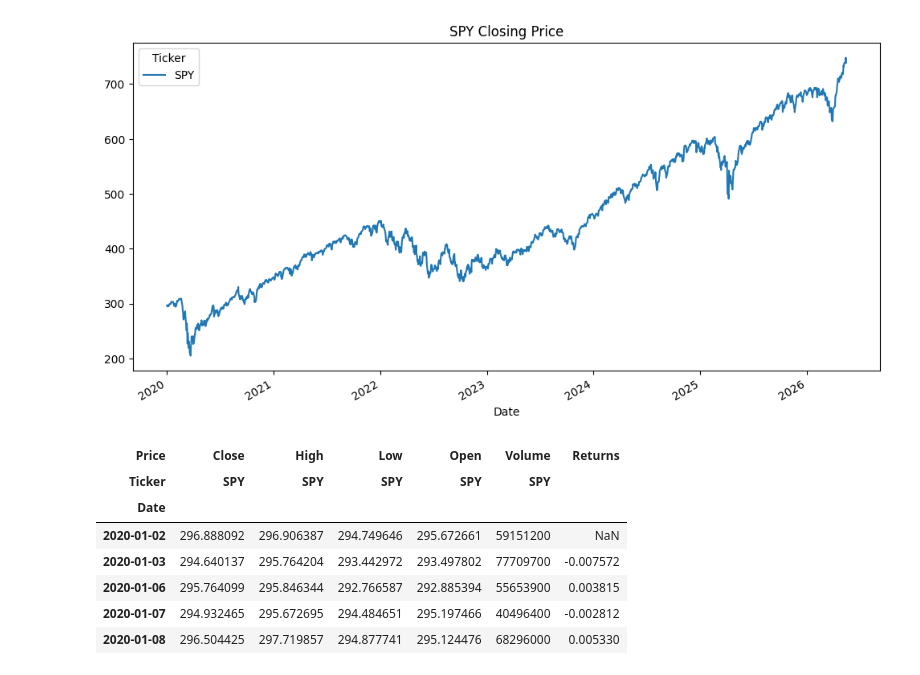
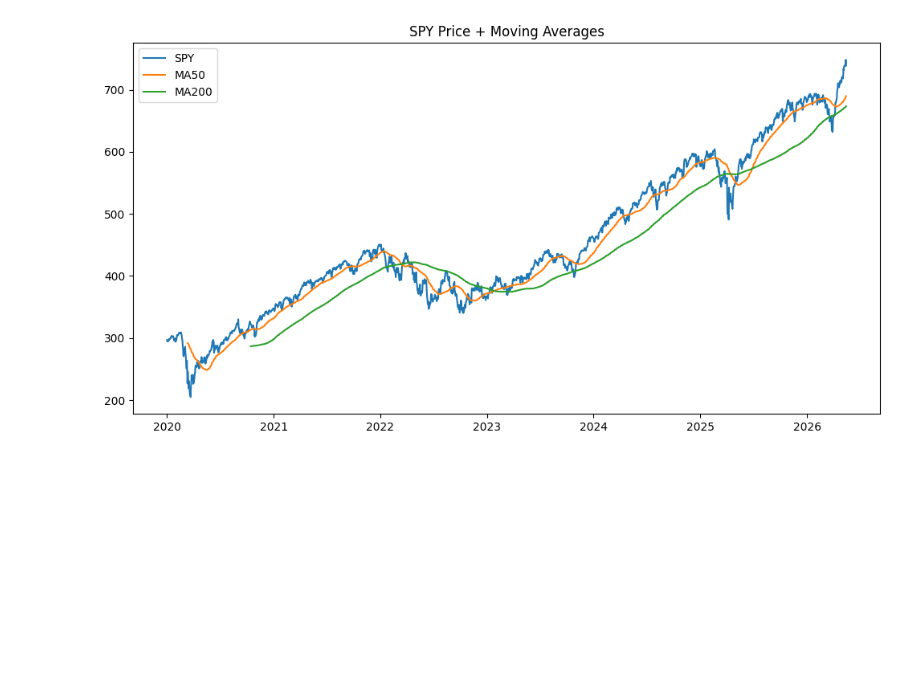
Before and after one commit to Aarni-git/times-series-project, a Jupyter notebook: analysis.ipynb, the cells around one changed output. Saved outputs shown, nothing was run; the diff lists cells and outputs as text; code cells hidden in the pictures; blank space fills up the shorter version.

```diff
--- a/analysis.ipynb
+++ b/analysis.ipynb
@@ -21,21 +14,21 @@ data.head()
 # %%
-data["Close"].plot(figsize=(12,6))
+spy["Returns"] = spy["Close"].pct_change()
+spy["Volatility"] = spy["Returns"].rolling(30).std()
+spy["Cumulative Returns"] = (1 + spy["Returns"]).cumprod()
+spy["Log Returns"] = np.log(spy["Close"] / spy["Close"].shift(1))
 
-plt.title("SPY Closing Price")
-plt.show()
+spy["MA50"] = spy["Close"].rolling(50).mean()
+spy["MA200"] = spy["Close"].rolling(200).mean()
-# %% [output]
-[figure, removed]
 # %%
-data["Returns"] = data["Close"].pct_change()
+plt.figure(figsize=(12,6))
 
-data.head()
+plt.plot(spy["Close"], label="SPY")
+plt.plot(spy["MA50"], label="MA50")
+plt.plot(spy["MA200"], label="MA200")
+
+plt.legend()
+plt.title("SPY Price + Moving Averages")
+plt.show()
 # %% [output]
-| Price | Close | High | Low | Open | Volume | Returns |
-| Ticker | SPY | SPY | SPY | SPY | SPY |  |
-| Date |  |  |  |  |  |  |
-| 2020-01-02 | 296.888092 | 296.906387 | 294.749646 | 295.672661 | 59151200 | NaN |
-| 2020-01-03 | 294.640137 | 295.764204 | 293.442972 | 293.497802 | 77709700 | -0.007572 |
-| 2020-01-06 | 295.764099 | 295.846344 | 292.766587 | 292.885394 | 55653900 | 0.003815 |
-| 2020-01-07 | 294.932465 | 295.672695 | 294.484651 | 295.197466 | 40496400 | -0.002812 |
-| 2020-01-08 | 296.504425 | 297.719857 | 294.877741 | 295.124476 | 68296000 | 0.005330 |
+[figure, added]
 # %%
```
Also changed, not shown: parts of 13 cells of this notebook.
